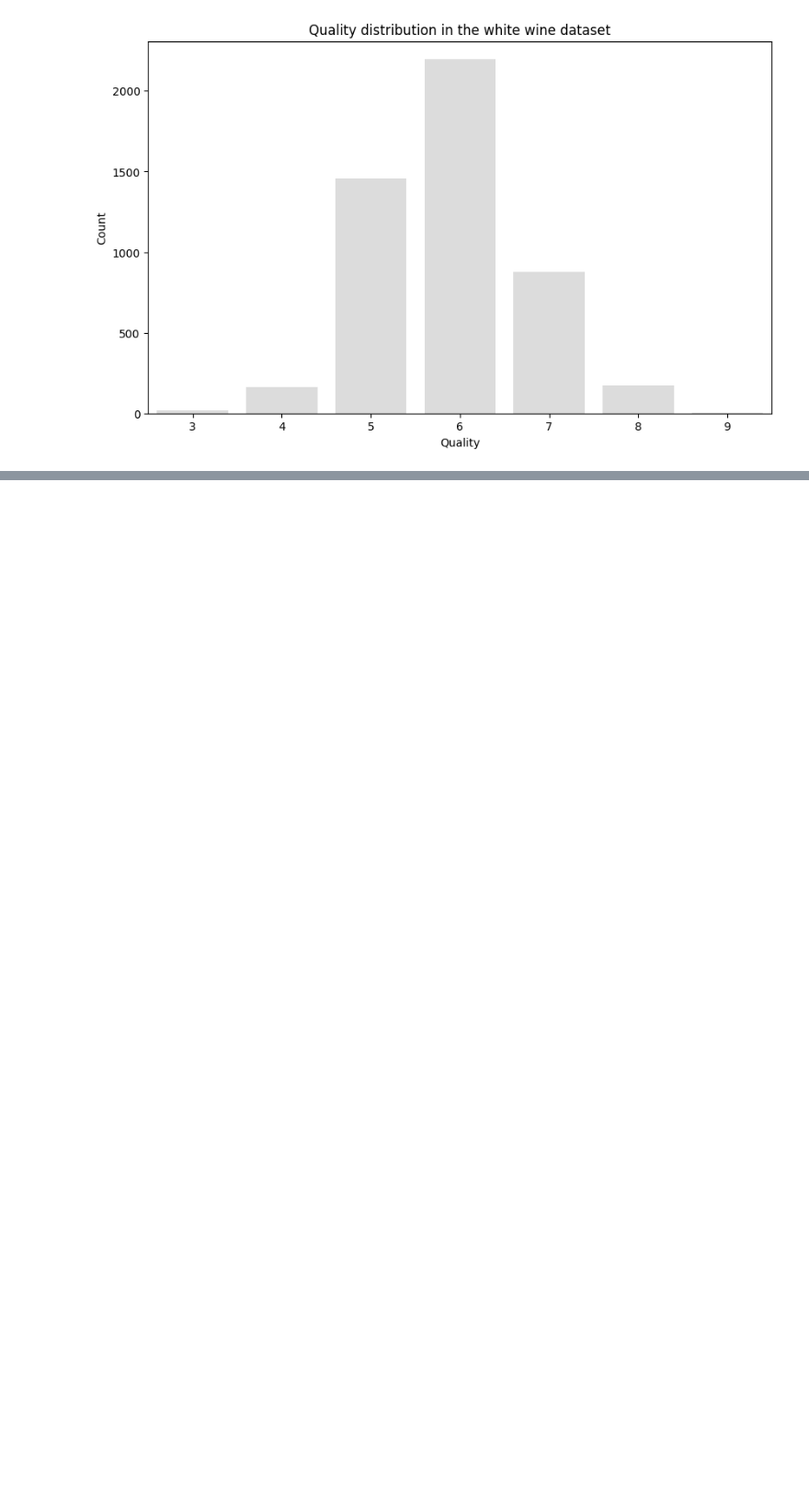
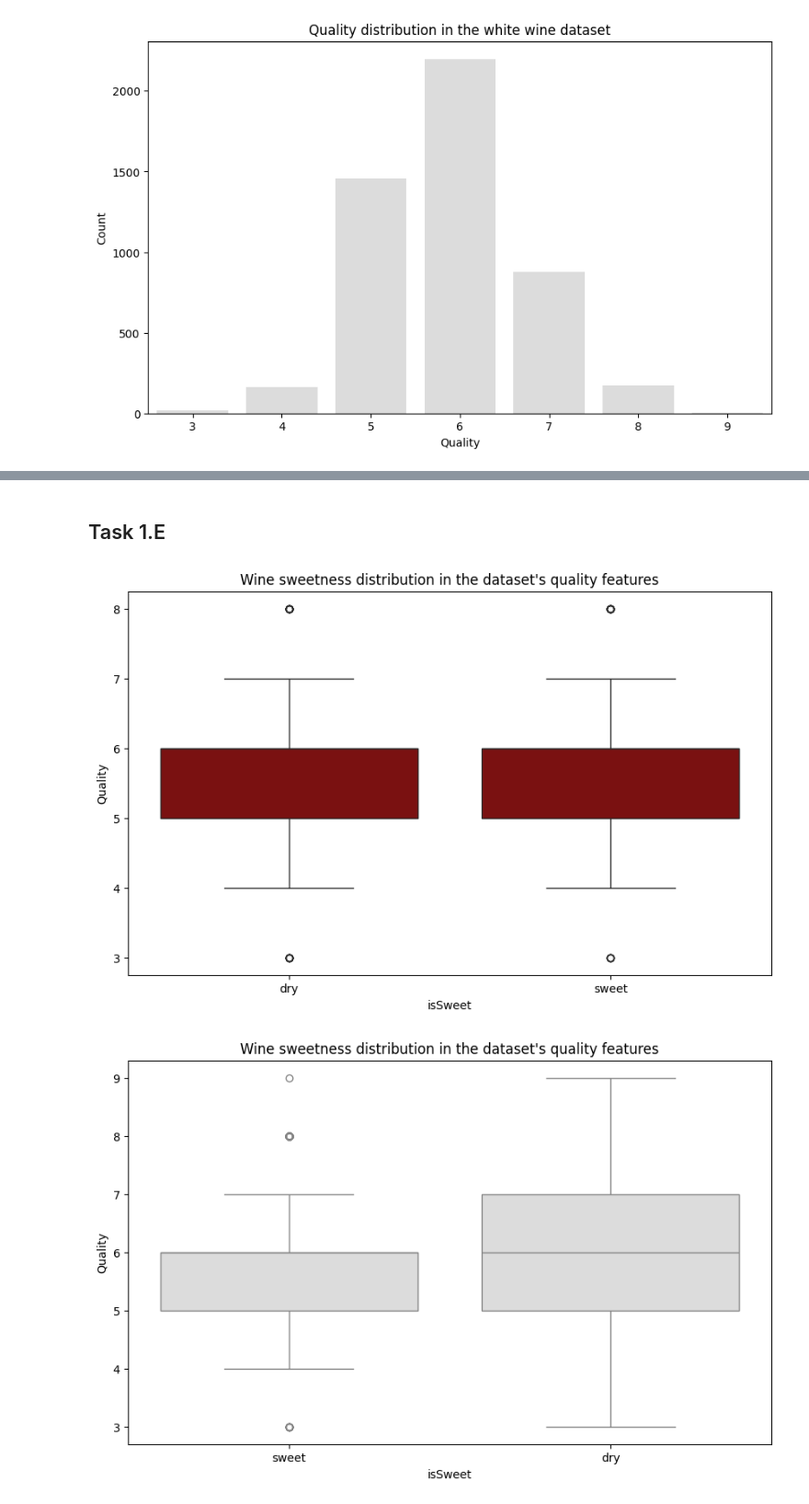
Before and after one commit to darioLabrador/vinho-verde, a Jupyter notebook: vinhoverde.ipynb, the cells around one changed output, grey strips where cells are left out. Shown at 92% size. Drawn from its saved outputs; the diff is of its cells as text; code cells hidden in the pictures; blank space fills up the shorter version.

```diff
--- a/vinhoverde.ipynb
+++ b/vinhoverde.ipynb
@@ -109,0 +230,28 @@ plt.close()
+# %%
+# Discretise residual sugar contents by creating a new column 'isSweet' in both datasets
+red_wine["isSweet"] = ['dry' if x < 2.11 else 'sweet' for x in red_wine["residual sugar"]]
+white_wine["isSweet"] = ['dry' if x < 5.2 else 'sweet' for x in white_wine["residual sugar"]]
+
+
+# Count the number of sweet and dry red wines
+sweet=0
+dry=0
+
+for i in range(len(red_wine["isSweet"])):
+    if red_wine["isSweet"][i] == 'sweet':
+        sweet+=1
+    else:
+        dry+=1
+print(f"🔴Red Wine's Residual Sugar: \nSweet={sweet}"+"\n"+f"Dry={dry}\n")
+
+
+# Count the number of sweet and dry white wines
+sweet=0
+dry=0
+
+for i in range(len(white_wine["isSweet"])):
+    if white_wine["isSweet"][i] == 'sweet':
+        sweet+=1
+    else:
+        dry+=1
+print(f"⚪White Wine's  Residual Sugar: \nSweet={sweet}"+"\n"+f"Dry={dry}")
@@ -109,0 +266,21 @@ plt.close()
+# %% [markdown]
+## Task 1.E
+# %%
+# Plotting the distribution of wine sweetness in red wine samples
+plt.figure(figsize = (10, 6))
+sns.boxplot(x=red_wine["isSweet"], y=red_wine["quality"], color="darkred")
+plt.title("Wine sweetness distribution in the dataset's quality features")
+plt.ylabel("Quality")
+plt.show()
+plt.close()
+
+# Plotting the distribution of wine sweetness in white wine samples
+plt.figure(figsize = (10, 6))
+sns.boxplot(x=white_wine["isSweet"], y=white_wine["quality"], color="gainsboro")
+plt.title("Wine sweetness distribution in the dataset's quality features")
+plt.ylabel("Quality")
+plt.show()
+plt.close()
+# %% [output]
+[figure, added]
+[figure, added]
```
Also changed, not shown: parts of 30 cells of this notebook, 2 other files.
